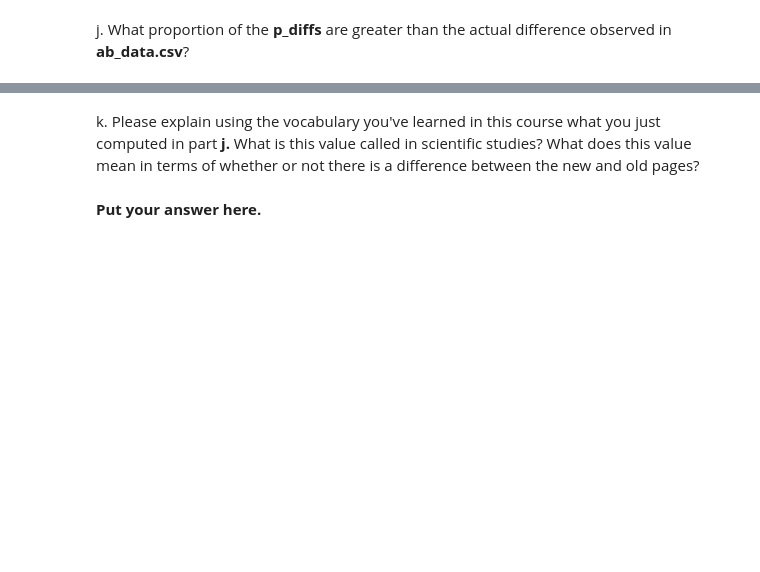
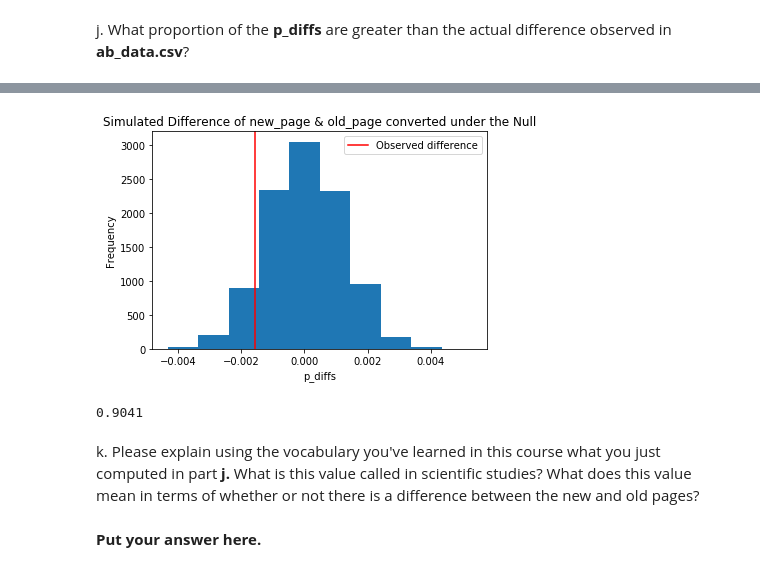
Before and after one commit to zahidah0416/Analyze-A-B-Test-Result, a Jupyter notebook: Analyze_ab_test_results_notebook.ipynb, the cells around one changed output, grey strips where cells are left out. Cells and saved outputs as stored; diff of their text form; code cells hidden in the pictures; blank space fills up the shorter version.

```diff
--- a/Analyze_ab_test_results_notebook.ipynb
+++ b/Analyze_ab_test_results_notebook.ipynb
@@ -123,3 +323,19 @@ j. What proportion of the **p_diffs** are greater than the actual difference obs
+# %%
+# plot line for observed statistic
+plt.hist(p_diffs)
+plt.axvline(x=obs_diff, color='r', label="Observed difference")
+plt.xlabel('p_diffs')
+plt.ylabel('Frequency')
+plt.title('Simulated Difference of new_page & old_page converted under the Null');
+plt.legend()
+plt.show()
+# %% [output]
+[figure, added]
+# %%
+#calculate the proportion of p_diffs greater than the observe difference
+(p_diffs > obs_diff).mean()
+# %% [output]
+0.9041
 # %% [markdown]
 k. Please explain using the vocabulary you've learned in this course what you just computed in part **j.**  What is this value called in scientific studies?  What does this value mean in terms of whether or not there is a difference between the new and old pages?
 # %% [markdown]
```
Also changed, not shown: parts of 67 cells of this notebook.
